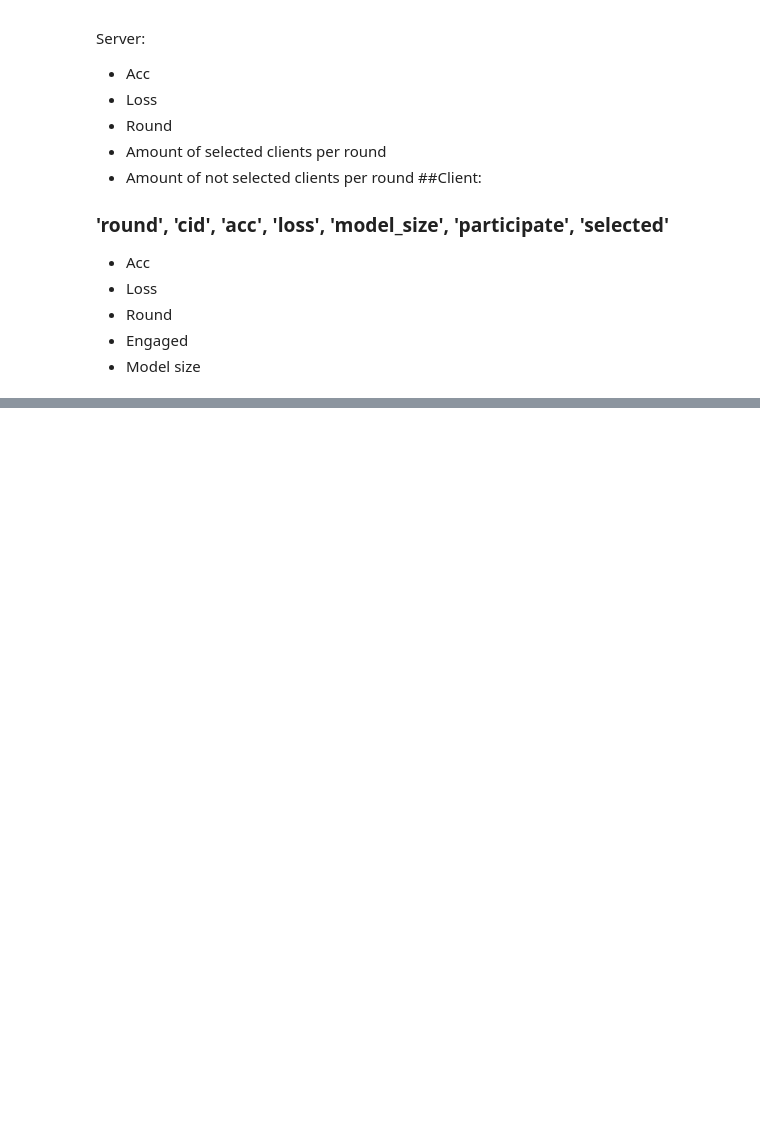
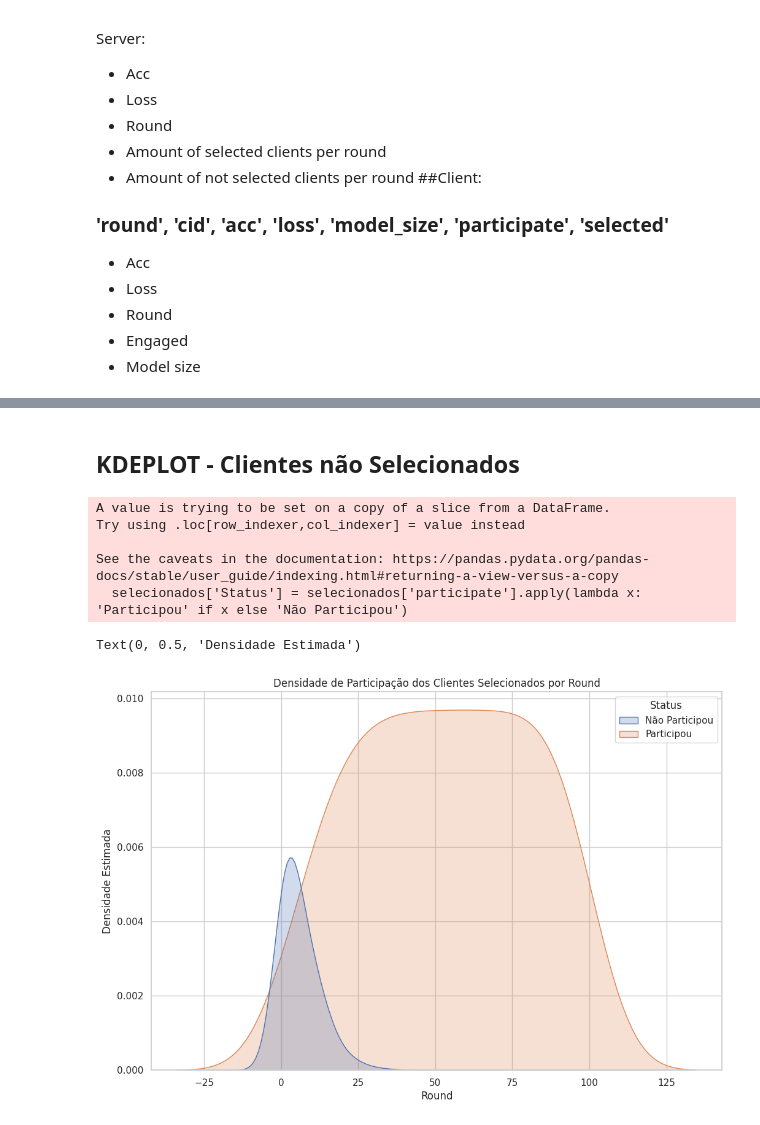
Before and after one commit to rafaeloj/LetsFed, a Jupyter notebook: plot.ipynb, the cells around one changed output, grey strips where cells are left out. Drawn from its saved outputs; the diff is of its cells as text; code cells hidden in the pictures; blank space fills up the shorter version.

```diff
--- a/plot.ipynb
+++ b/plot.ipynb
@@ -502,0 +63,42 @@ plt.xlim(df_train.min()['round']-1, df_train.max()['round']+1)
+# %% [markdown]
+## KDEPLOT - Clientes não Selecionados
+# %%
+df  = pd.read_csv('logs/avg/MNIST/50/engaged_0.25/dirichlet_0.1/c-bw.csv', names=['round', 'cid', 'size', 'participate', 'is_selected'])
+
+
+# Filtra para incluir apenas os clientes que foram selecionados
+selecionados = df[df['is_selected'] == 'selected']
+
+# Cria uma nova coluna para facilitar a visualização
+selecionados['Status'] = selecionados['participate'].apply(lambda x: 'Participou' if x else 'Não Participou')
+
+# Calcula a contagem média de clientes por status e round, considerando 5 execuções por round
+media_por_round_status = selecionados.groupby(['round', 'Status']).size().unstack().fillna(0) / 5
+
+# Derrete o DataFrame para facilitar a plotagem com Seaborn
+dados_plot = media_por_round_status.reset_index().melt(id_vars='round', value_name='Média de Clientes', var_name='Status')
+
+# Define os limites de round
+# min_round, max_round = df['round'].min(), df['round'].max()
+
+# Cria o gráfico KDE com os limites especificados
+plt.figure(figsize=(12, 8))
+ax = sns.kdeplot(
+    data=dados_plot,
+    x='round',
+    hue='Status',
+    weights='Média de Clientes',
+    fill=True,
+    # clip=(min_round, max_round)
+)
+ax.set_title('Densidade de Participação dos Clientes Selecionados por Round')
+ax.set_xlabel('Round')
+ax.set_ylabel('Densidade Estimada')
+# %% [output]
+A value is trying to be set on a copy of a slice from a DataFrame.
+Try using .loc[row_indexer,col_indexer] = value instead
+
+See the caveats in the documentation: https://pandas.pydata.org/pandas-docs/stable/user_guide/indexing.html#returning-a-view-versus-a-copy
+  selecionados['Status'] = selecionados['participate'].apply(lambda x: 'Participou' if x else 'Não Participou')
+Text(0, 0.5, 'Densidade Estimada')
+[figure, added]
```
Also changed, not shown: parts of 43 cells of this notebook, 16 other files.
